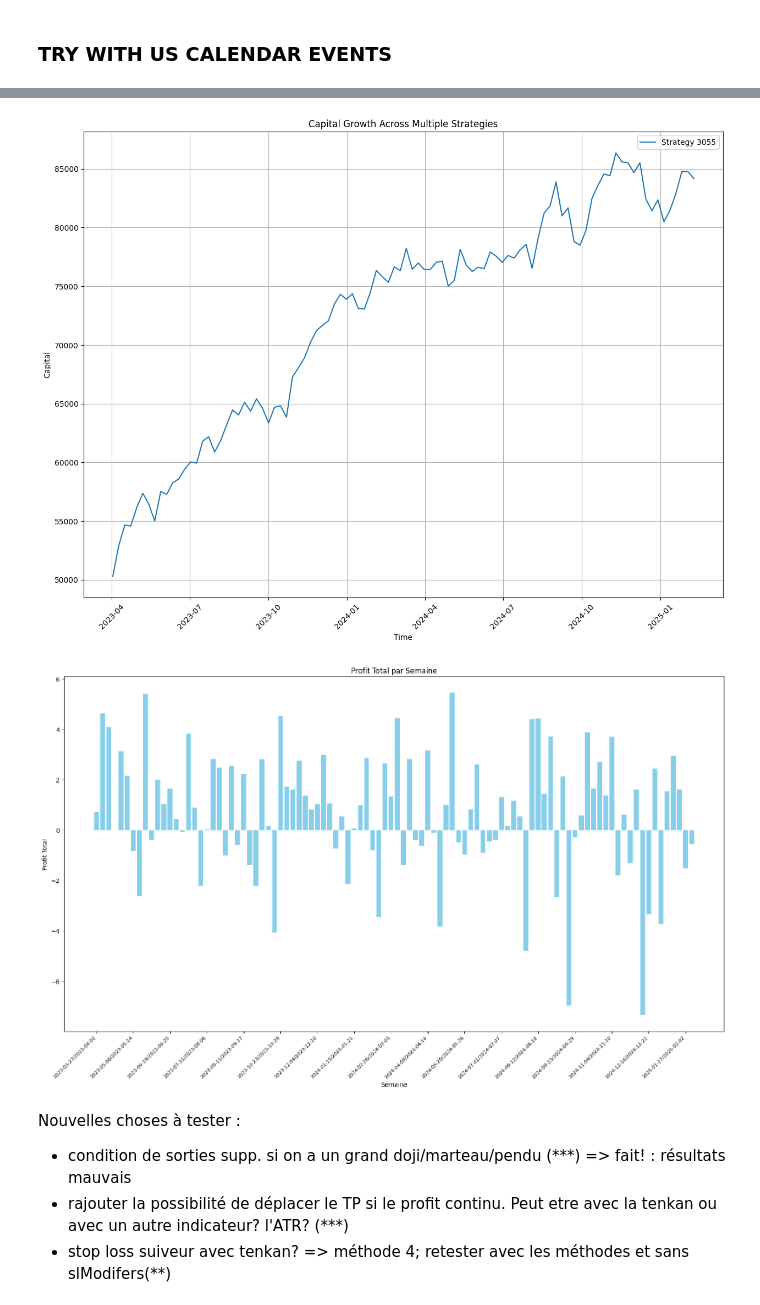
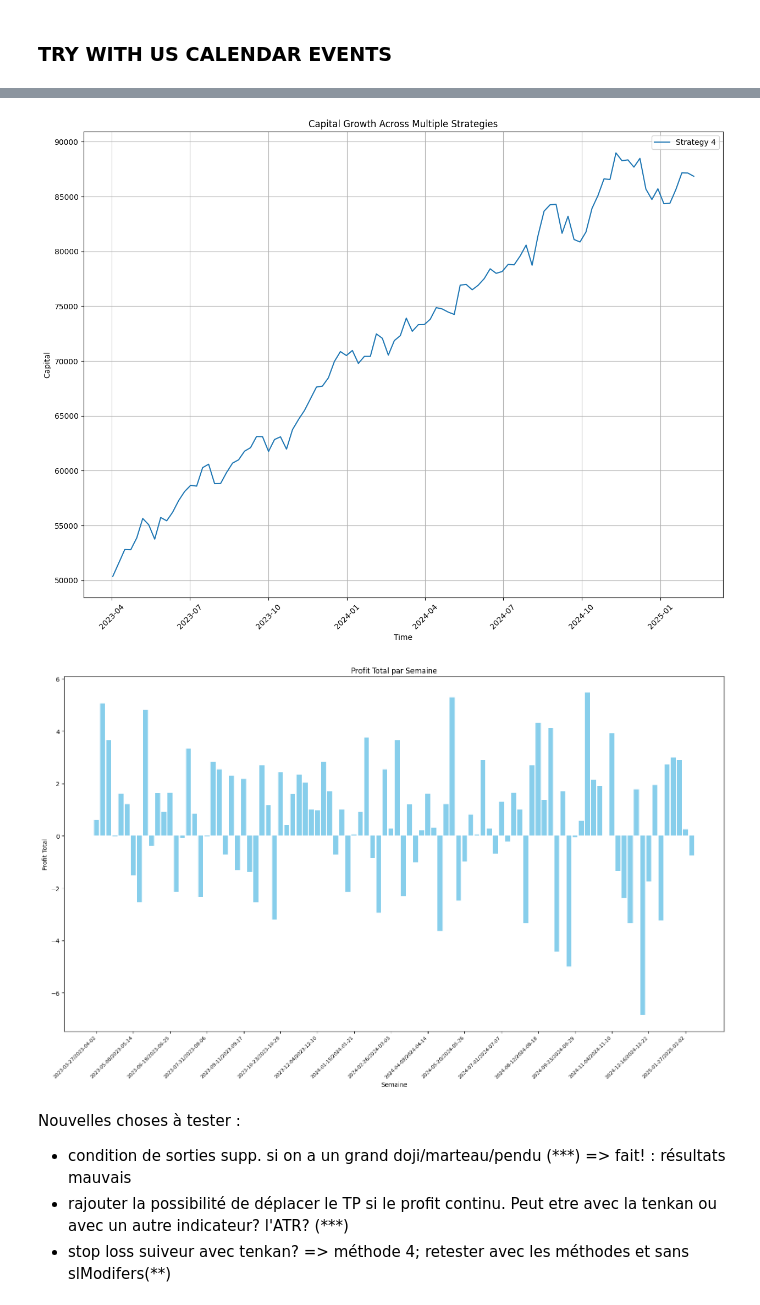
Before and after one commit to tessanix/Backtest_Trading, a Jupyter notebook: strategies_backtest.ipynb, the cells around one changed output, grey strips where cells are left out. Drawn from its saved outputs; the diff is of its cells as text; code cells hidden in the pictures.

Commit message:
last updated 1m

```diff
--- a/strategies_backtest.ipynb
+++ b/strategies_backtest.ipynb
@@ -89,9 +157,8 @@ plot_bars_of_profit_for_every_weeks(filepath, 2)
 # %%
 from processing_functions import return_trade_datas_dataframe
 
-filename = "size=1_timeframe=[[1]]_slInTicks=[[50, 70]]_tpInTicks=[[25, 70]]_KijunExitMethod=[1]_slModifiers=[[[0.5, 0.12], [0.7, 0.2]]]_usCalendar"
-
-filepath = f"ES/[2023-03-24 12-00]_[2025-02-14 12-00]/{filename}.pkl"
+filename = 'result_file1m_last2'
+filepath = f"ES/2023-03-24_12-00_2025-02-10_10-00/{filename}.pkl"
 
 tradeDatasFormated = return_trade_datas_dataframe(filepath, sort_option=2) #start_date="2025-01-01 00:00:00", end_date="2025-02-14 12:00:00")
 tradeDatasFormated
@@ -108,9 +182,0 @@ tradeDatasFormated
-# %%
-from processing_functions import return_trade_datas_dataframe
-
-filename = "size=1_timeframe=[[1]]_slInTicks=[[50, 70]]_tpInTicks=[[25, 70]]_KijunExitMethod=[1]_slModifiers=[[[0.5, 0.12], [0.7, 0.2]]]_usCalendar"
-
-filepath = f"ES/[2023-03-24 12-00]_[2025-02-14 12-00]/{filename}.pkl"
-
-tradeDatasFormated = return_trade_datas_dataframe(filepath, sort_option=2) #start_date="2025-01-01 00:00:00", end_date="2025-02-14 12:00:00")
-tradeDatasFormated
@@ -263,15 +214,15 @@ plot_backtested_return_curve(pathOfData='trade_datas/'+filepath,
 # %%
 from processing_functions import plot_backtested_return_curve
 plot_backtested_return_curve(pathOfData='trade_datas/'+filepath,
-                             plotAllDatas=False, dataIdsSelected=[3055],
+                             plotAllDatas=False, dataIdsSelected=[4],
                              plotSize=(15,11))
 # %% [output]
-[figure, old version]
+[figure, new version]
 # %%
 from processing_functions import plot_bars_of_profit_for_every_weeks
-plot_bars_of_profit_for_every_weeks(filepath, 118)
+plot_bars_of_profit_for_every_weeks(filepath, 4)
 # %% [output]
-[figure, old version]
+[figure, new version]
 # %% [markdown]
 Nouvelles choses à tester :
 - condition de sorties supp. si on a un grand doji/marteau/pendu (***) => fait! : résultats mauvais
```
Also changed, not shown: parts of 19 cells of this notebook, 5 other files.
